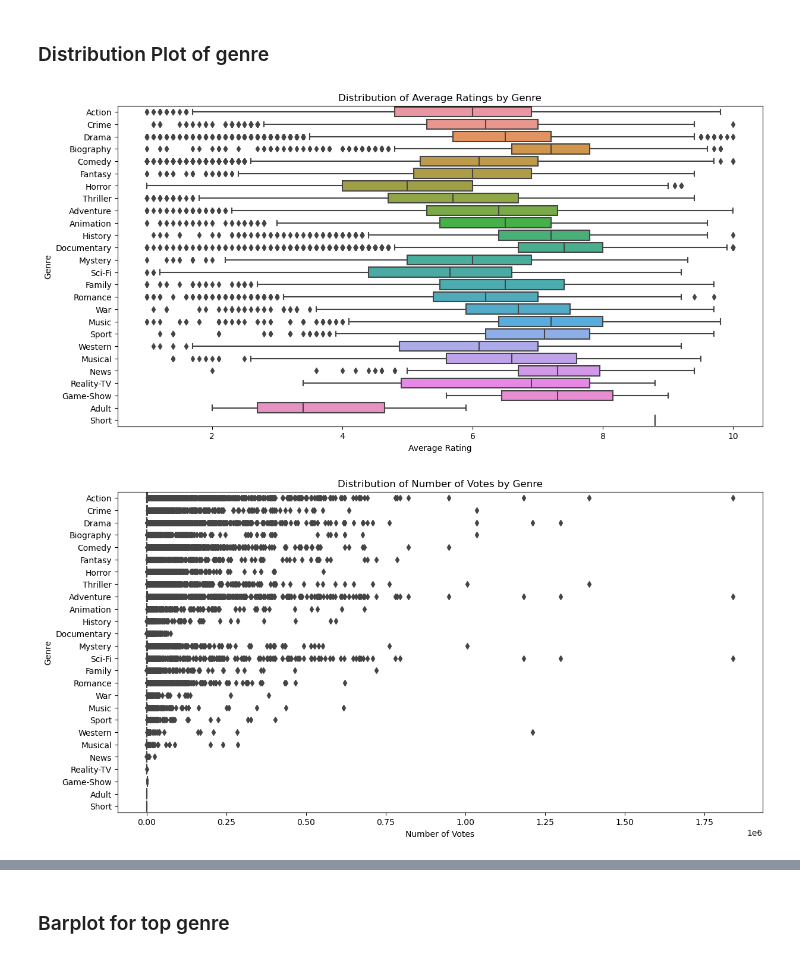
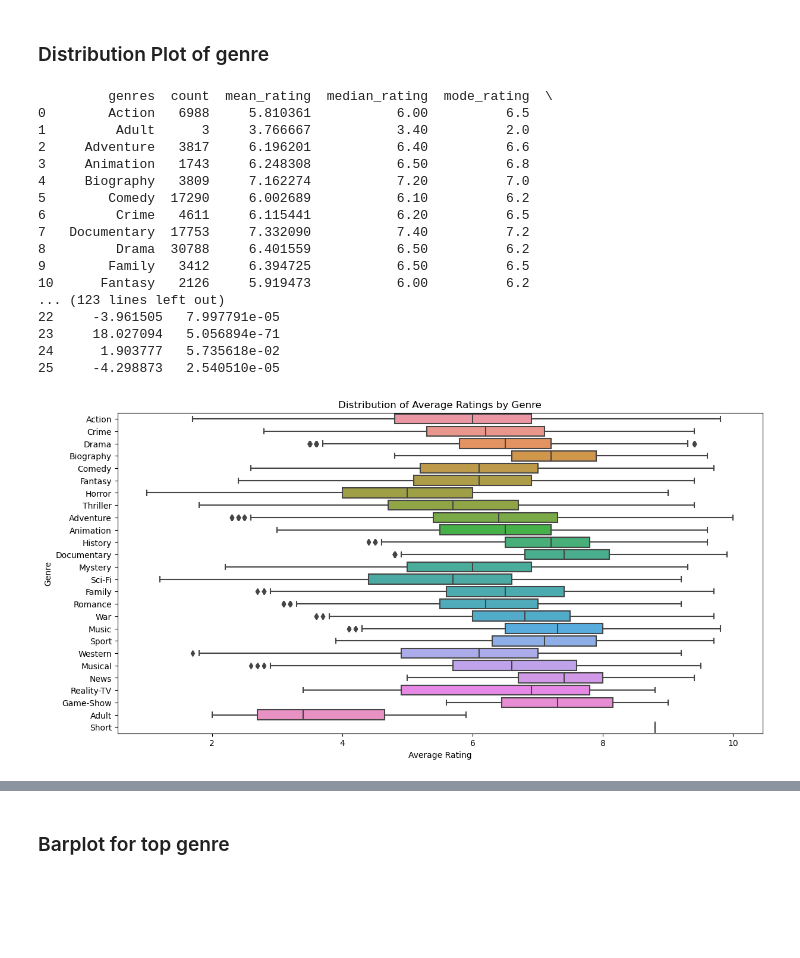
Before and after one commit to omendez930/dsc-project2-movie-studio, a Jupyter notebook: index.ipynb, the cells around one changed output, grey strips where cells are left out. Drawn from its saved outputs; the diff is of its cells as text; code cells hidden in the pictures; blank space fills up the shorter version.

Commit message:
Saved Visualizations

```diff
--- a/index.ipynb
+++ b/index.ipynb
@@ -649,0 +557,19 @@ exploded_df = merged_df.explode('genres')
+# %%
+# Convert columns to appropriate data types
+exploded_df['average_rating'] = exploded_df['averagerating'].astype(float)
+exploded_df['num_votes'] = exploded_df['numvotes'].astype(int)
+exploded_df['runtime_minutes'] = exploded_df['runtime_minutes'].astype(float)
+exploded_df['start_year'] = exploded_df['start_year'].astype(int)
+# %%
+# Reset the index to avoid issues with duplicate labels
+exploded_df.reset_index(drop=True, inplace=True)
+
+# Remove outliers from 'average_rating' and 'num_votes' using Z-score
+exploded_df['zscore_rating'] = zscore(exploded_df['average_rating'])
+exploded_df['zscore_votes'] = zscore(exploded_df['num_votes'])
+
+# Filter out the outliers
+df_cleaned = exploded_df[(exploded_df['zscore_rating'].abs() <= 3) & (exploded_df['zscore_votes'].abs() <= 3)]
+
+# Drop the Z-score columns as they are no longer needed
+df_cleaned.drop(columns=['zscore_rating', 'zscore_votes'], inplace=True)
@@ -714,3 +776,10 @@ median_runtime
 91.0
 # %% [markdown]
 ### Distribution Plot of genre
+# %%
+# Function to remove outliers based on IQR
+def remove_outliers_iqr(df, column):
+    Q1 = df.groupby('genres')[column].transform(lambda x: x.quantile(0.25))
+    Q3 = df.groupby('genres')[column].transform(lambda x: x.quantile(0.75))
+    IQR = Q3 - Q1
+    return df[~((df[column] < (Q1 - 1.5 * IQR)) | (df[column] > (Q3 + 1.5 * IQR)))]
@@ -716,0 +834,28 @@ median_runtime
+# %%
+# Remove outliers for 'average_rating'
+df_no_outliers_ratings = remove_outliers_iqr(exploded_df, 'average_rating')
+
+# Remove outliers for 'num_votes'
+df_no_outliers_votes = remove_outliers_iqr(exploded_df, 'num_votes')
+# %%
+add_inferential_stats(genre_stats)
+# Display the updated genre_stats DataFrame
+print(genre_stats)
+# %% [output]
+         genres  count  mean_rating  median_rating  mode_rating  \
+0        Action   6988     5.810361           6.00          6.5
+1         Adult      3     3.766667           3.40          2.0
+2     Adventure   3817     6.196201           6.40          6.6
+3     Animation   1743     6.248308           6.50          6.8
+4     Biography   3809     7.162274           7.20          7.0
+5        Comedy  17290     6.002689           6.10          6.2
+6         Crime   4611     6.115441           6.20          6.5
+7   Documentary  17753     7.332090           7.40          7.2
+8         Drama  30788     6.401559           6.50          6.2
+9        Family   3412     6.394725           6.50          6.5
+10      Fantasy   2126     5.919473           6.00          6.2
+... (123 lines left out)
+22     -3.961505   7.997791e-05
+23     18.027094   5.056894e-71
+24      1.903777   5.735618e-02
+25     -4.298873   2.540510e-05
@@ -717,19 +864,10 @@ median_runtime
 # %%
 # Distribution of average ratings by genre
 plt.figure(figsize=(14, 7))
-sns.boxplot(x='averagerating', y='genres', data=exploded_df)
+sns.boxplot(x='average_rating', y='genres', data=df_no_outliers_ratings)
 plt.title('Distribution of Average Ratings by Genre')
 plt.xlabel('Average Rating')
 plt.ylabel('Genre')
 plt.show()
-
-# Distribution of number of votes by genre
-plt.figure(figsize=(14, 7))
-sns.boxplot(x='numvotes', y='genres', data=exploded_df)
-plt.title('Distribution of Number of Votes by Genre')
-plt.xlabel('Number of Votes')
-plt.ylabel('Genre')
-plt.show()
 # %% [output]
-[figure, old version]
+[figure, new version]
-[figure, removed]
```
Also changed, not shown: parts of 62 cells of this notebook, 22 other files.
